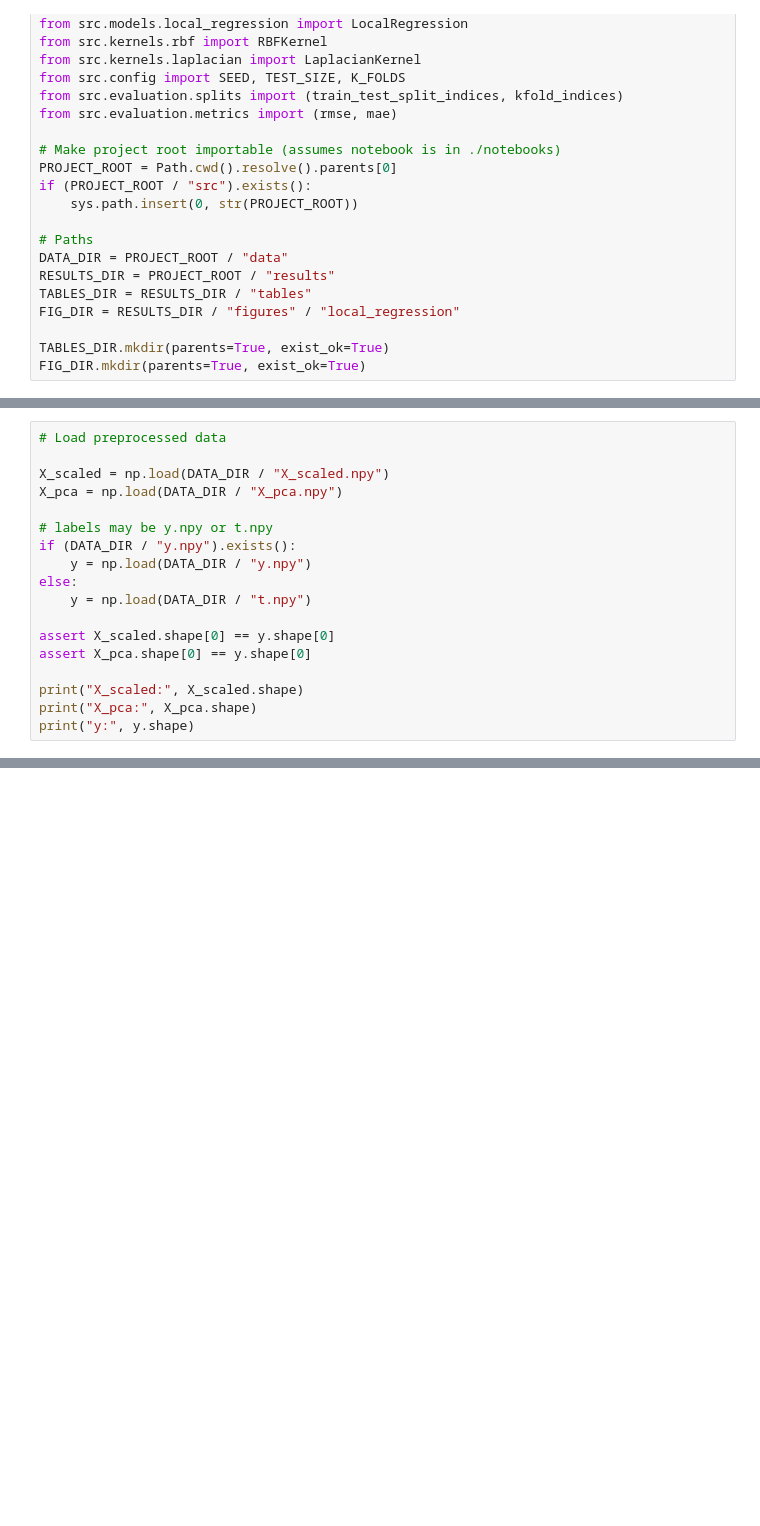
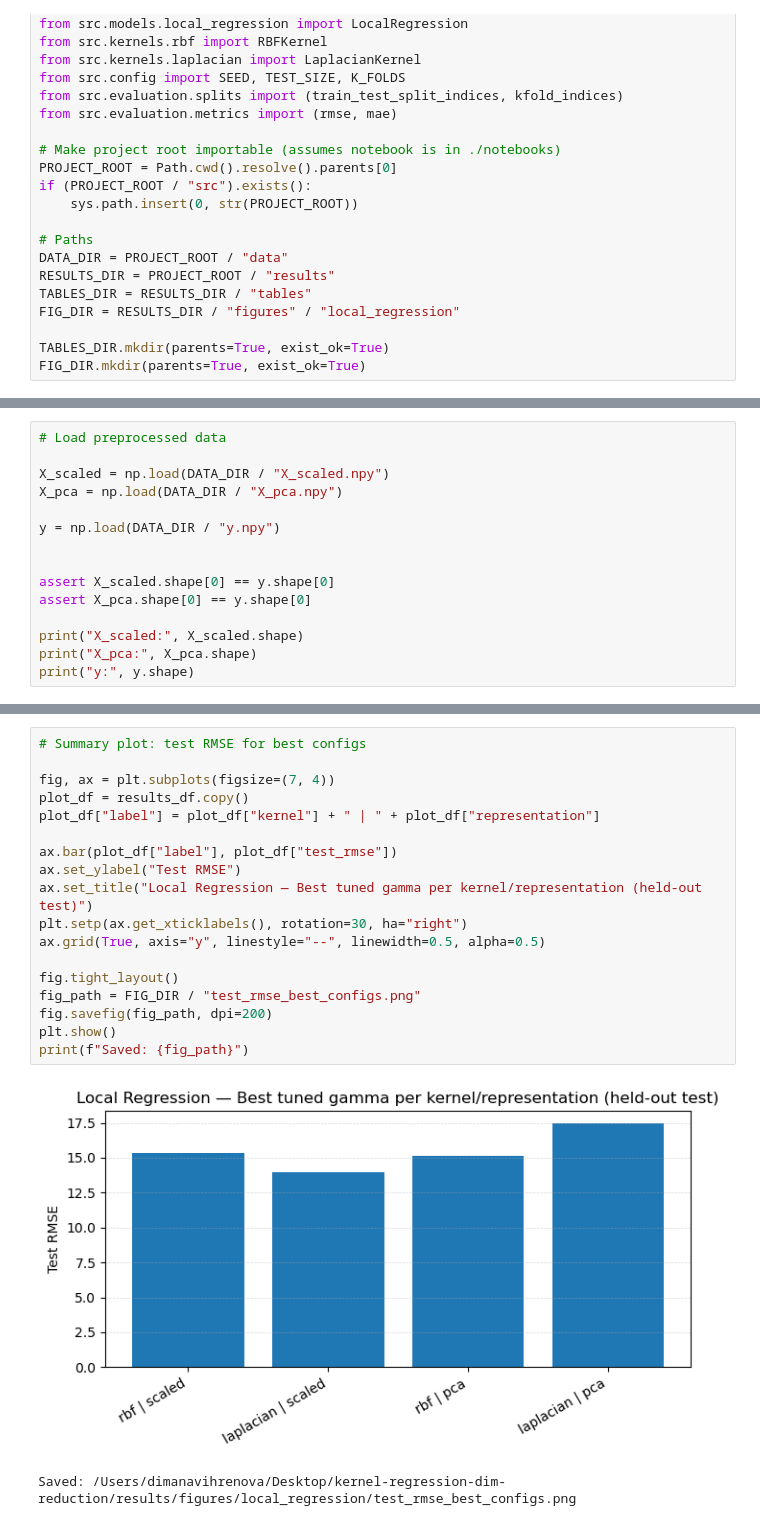
Before and after one commit to dimanaStoyanova7/kernel-regression-dim-reduction, a Jupyter notebook: notebooks/20_local_regression_results.ipynb, the cells around one changed output, grey strips where cells are left out. Saved outputs shown, nothing was run; the diff lists cells and outputs as text; blank space fills up the shorter version.

```diff
--- a/notebooks/20_local_regression_results.ipynb
+++ b/notebooks/20_local_regression_results.ipynb
@@ -54,11 +60,8 @@ GAMMAS = [1e-4, 3e-4, 1e-3, 3e-3, 1e-2, 3e-2,
 X_scaled = np.load(DATA_DIR / "X_scaled.npy")
 X_pca = np.load(DATA_DIR / "X_pca.npy")
 
-# labels may be y.npy or t.npy
-if (DATA_DIR / "y.npy").exists():
-    y = np.load(DATA_DIR / "y.npy")
-else:
-    y = np.load(DATA_DIR / "t.npy")
+y = np.load(DATA_DIR / "y.npy")
+
 
 assert X_scaled.shape[0] == y.shape[0]
 assert X_pca.shape[0] == y.shape[0]
@@ -68,0 +239,21 @@ print("y:", y.shape)
+# %%
+# Summary plot: test RMSE for best configs
+
+fig, ax = plt.subplots(figsize=(7, 4))
+plot_df = results_df.copy()
+plot_df["label"] = plot_df["kernel"] + " | " + plot_df["representation"]
+
+ax.bar(plot_df["label"], plot_df["test_rmse"])
+ax.set_ylabel("Test RMSE")
+ax.set_title("Local Regression — Best tuned gamma per kernel/representation (held-out test)")
+plt.setp(ax.get_xticklabels(), rotation=30, ha="right")
+ax.grid(True, axis="y", linestyle="--", linewidth=0.5, alpha=0.5)
+
+fig.tight_layout()
+fig_path = FIG_DIR / "test_rmse_best_configs.png"
+fig.savefig(fig_path, dpi=200)
+plt.show()
+print(f"Saved: {fig_path}")
+# %% [output]
+[figure, added]
+Saved: /Users/dimanavihrenova/Desktop/kernel-regression-dim-reduction/results/figures/local_regression/test_rmse_best_configs.png
```
Also changed, not shown: parts of 8 cells of this notebook, 4 other files.
